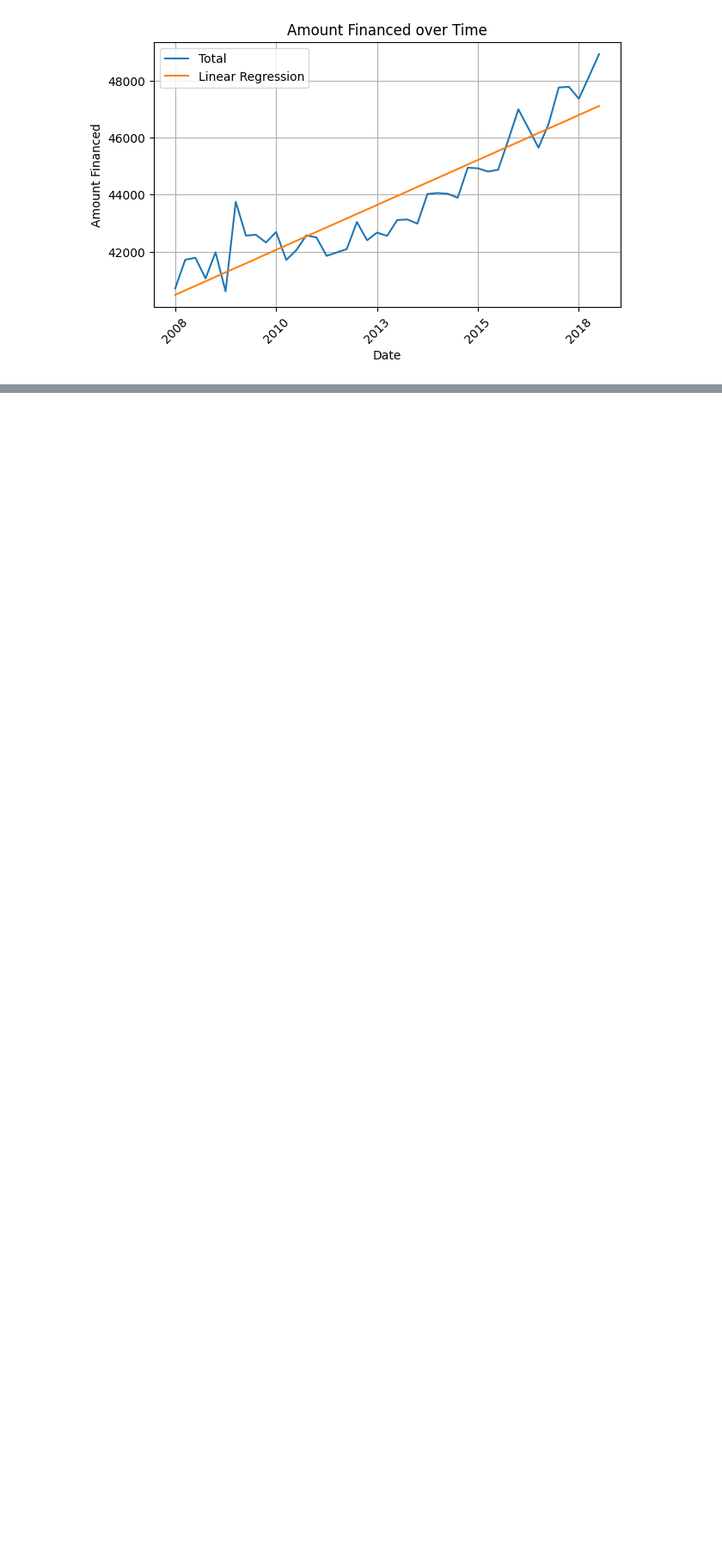
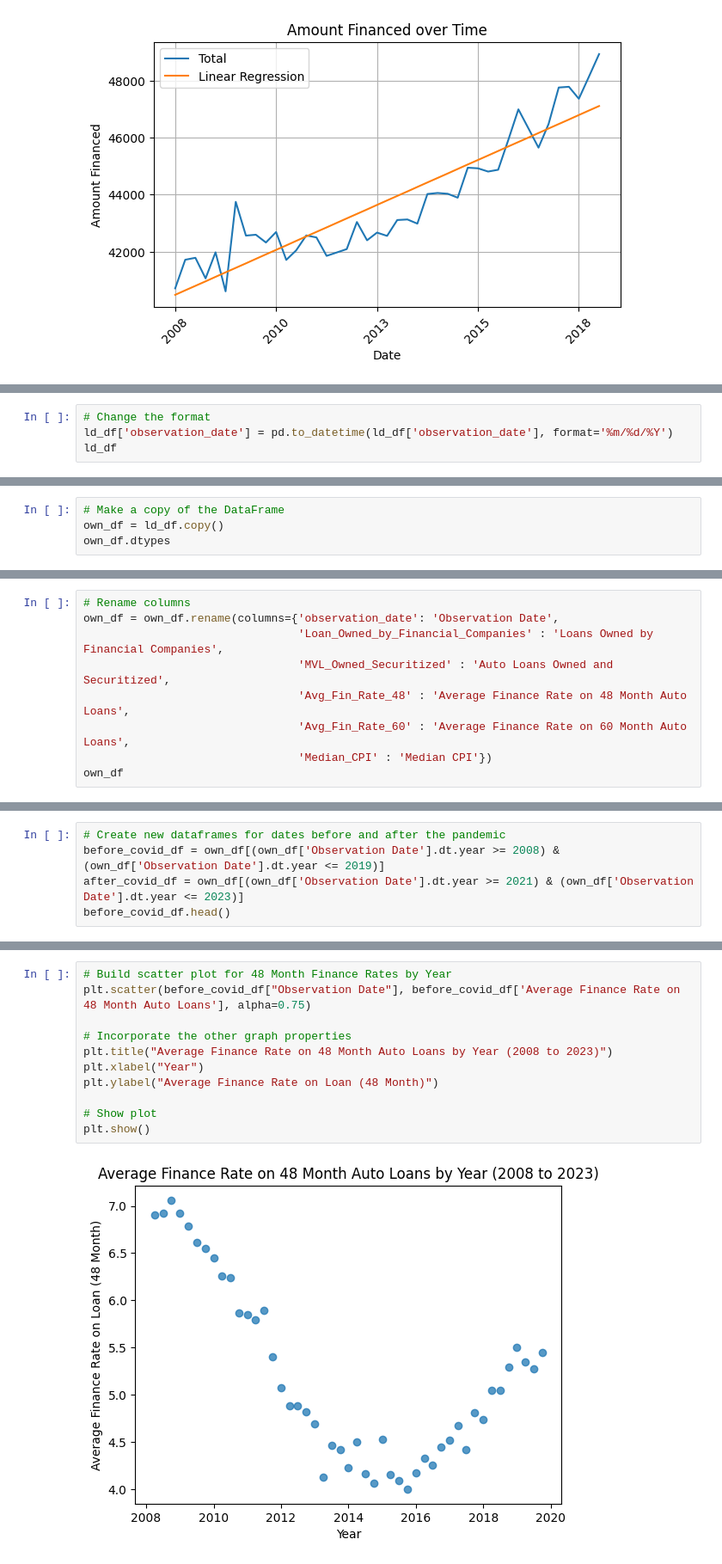
Before and after one commit to NadyaSlb/New_Car_Loan_Analysis, a Jupyter notebook: Car Data Analysis.ipynb, the cells around one changed output, grey strips where cells are left out. Shown at 86% size. Cells and saved outputs as stored; diff of their text form; blank space fills up the shorter version.

```diff
--- a/Car Data Analysis.ipynb
+++ b/Car Data Analysis.ipynb
@@ -940,0 +985,4 @@ plt.show()
+# %%
+# Change the format
+ld_df['observation_date'] = pd.to_datetime(ld_df['observation_date'], format='%m/%d/%Y')
+ld_df
@@ -940,0 +1003,4 @@ plt.show()
+# %%
+# Make a copy of the DataFrame
+own_df = ld_df.copy()
+own_df.dtypes
@@ -940,0 +1017,9 @@ plt.show()
+# %%
+# Rename columns
+own_df = own_df.rename(columns={'observation_date': 'Observation Date',
+                                'Loan_Owned_by_Financial_Companies' : 'Loans Owned by Financial Companies',
+                                'MVL_Owned_Securitized' : 'Auto Loans Owned and Securitized',
+                                'Avg_Fin_Rate_48' : 'Average Finance Rate on 48 Month Auto Loans',
+                                'Avg_Fin_Rate_60' : 'Average Finance Rate on 60 Month Auto Loans',
+                                'Median_CPI' : 'Median CPI'})
+own_df
@@ -940,0 +1062,5 @@ plt.show()
+# %%
+# Create new dataframes for dates before and after the pandemic
+before_covid_df = own_df[(own_df['Observation Date'].dt.year >= 2008) & (own_df['Observation Date'].dt.year <= 2019)]
+after_covid_df = own_df[(own_df['Observation Date'].dt.year >= 2021) & (own_df['Observation Date'].dt.year <= 2023)]
+before_covid_df.head()
@@ -940,0 +1074,13 @@ plt.show()
+# %%
+# Build scatter plot for 48 Month Finance Rates by Year
+plt.scatter(before_covid_df["Observation Date"], before_covid_df['Average Finance Rate on 48 Month Auto Loans'], alpha=0.75)
+
+# Incorporate the other graph properties
+plt.title("Average Finance Rate on 48 Month Auto Loans by Year (2008 to 2023)")
+plt.xlabel("Year")
+plt.ylabel("Average Finance Rate on Loan (48 Month)")
+
+# Show plot
+plt.show()
+# %% [output]
+[figure, added]
```
Also changed, not shown: parts of 20 cells of this notebook, 1 other file.
